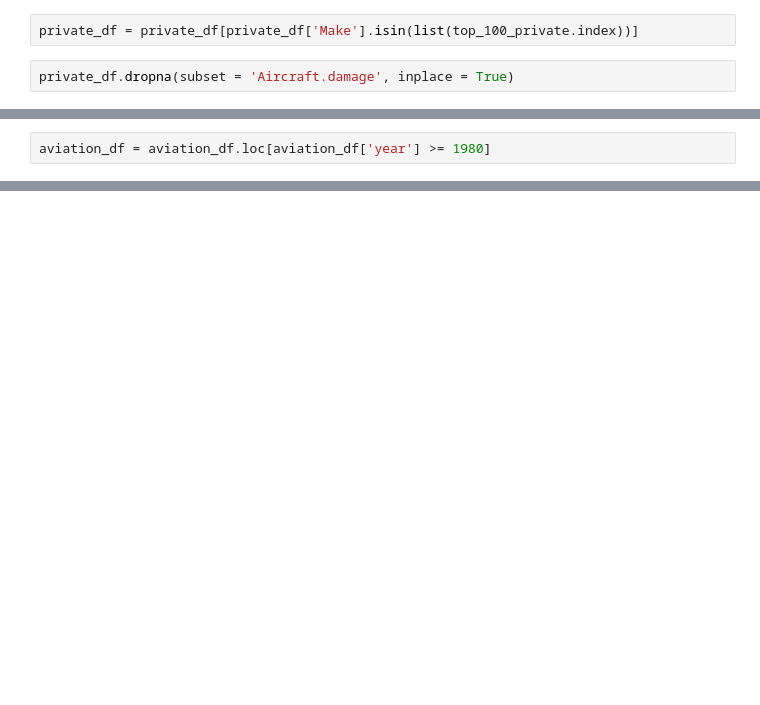
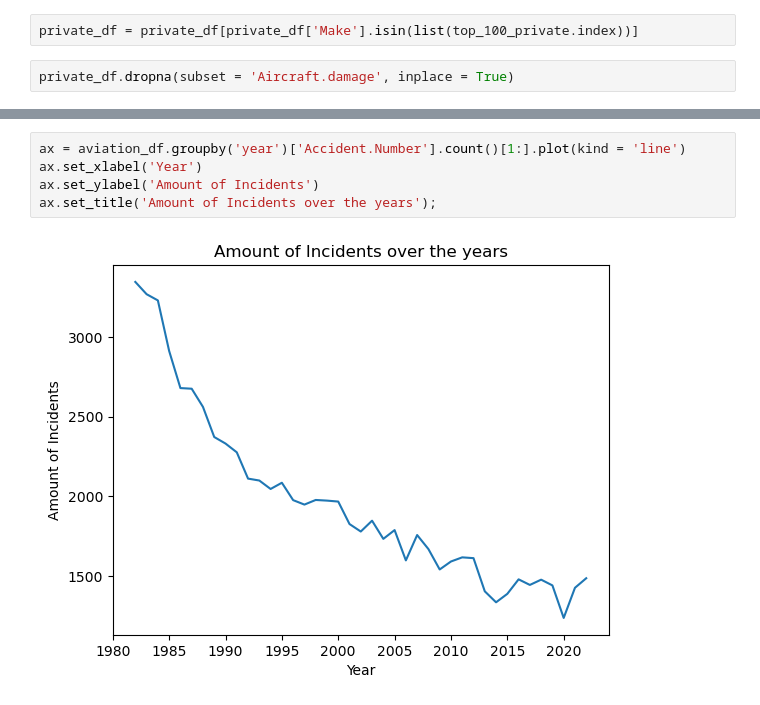
Before and after one commit to Reynch/dsc-phase-1-project-v3, a Jupyter notebook: student.ipynb, the cells around one changed output, grey strips where cells are left out. Drawn from its saved outputs; the diff is of its cells as text; blank space fills up the shorter version.

```diff
--- a/student.ipynb
+++ b/student.ipynb
@@ -294,2 +352,0 @@ Checking on the 'Weather.Condition' Category to see if there was any relationshi
-# %%
-aviation_df = aviation_df.loc[aviation_df['year'] >= 1980]
@@ -310,0 +353,7 @@ aviation_df.head()
+# %%
+ax = aviation_df.groupby('year')['Accident.Number'].count()[1:].plot(kind = 'line')
+ax.set_xlabel('Year')
+ax.set_ylabel('Amount of Incidents')
+ax.set_title('Amount of Incidents over the years');
+# %% [output]
+[figure, added]
```
Also changed, not shown: parts of 35 cells of this notebook, 2 other files.
